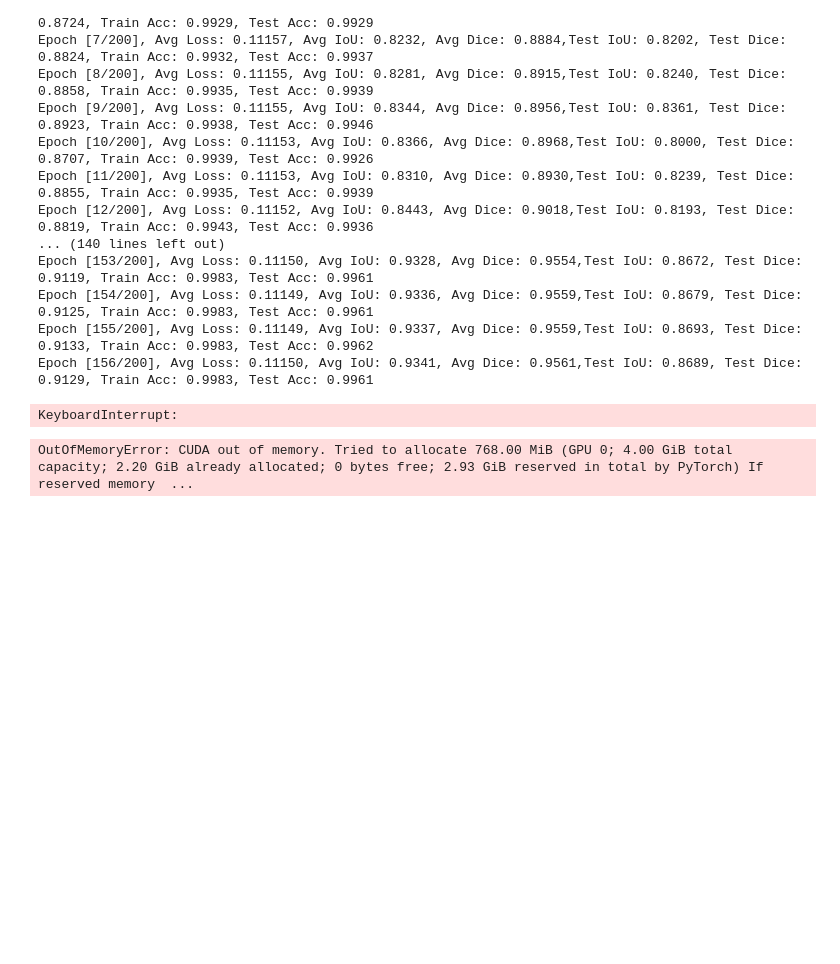
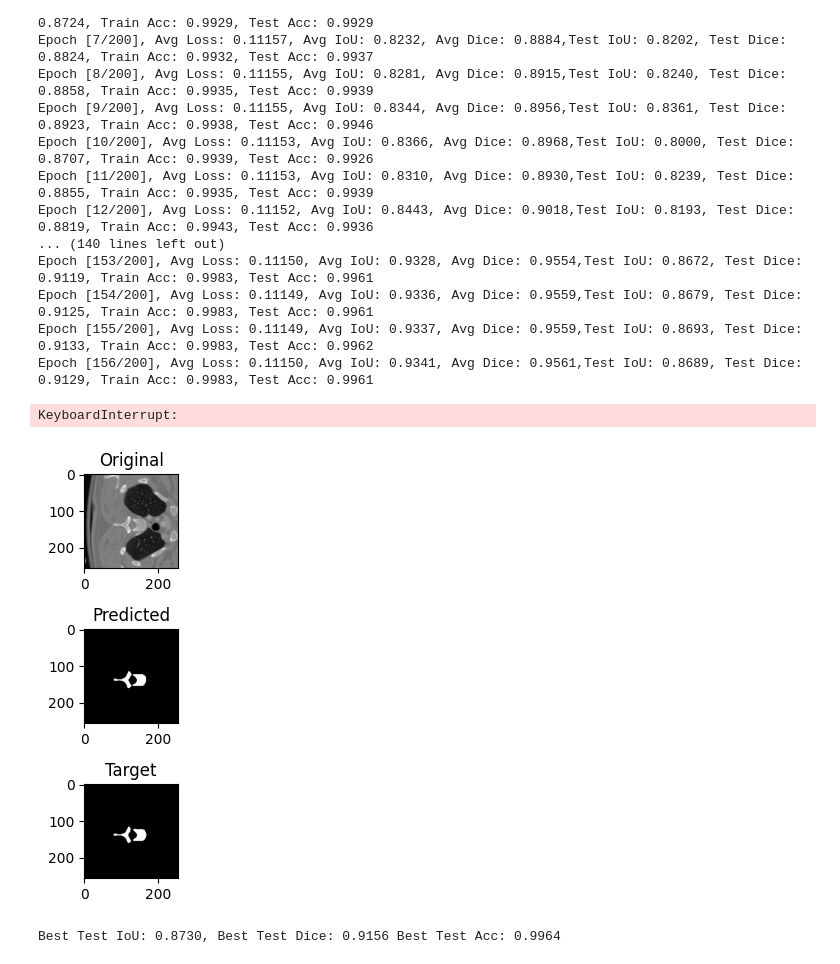
Before and after one commit to CorleoneJW/3DHuman, a Jupyter notebook: Spineweb_UNet++_smp_256.ipynb, the cells around one changed output. Drawn from its saved outputs; the diff is of its cells as text; code cells hidden in the pictures; blank space fills up the shorter version.

```diff
--- a/Spineweb_UNet++_smp_256.ipynb
+++ b/Spineweb_UNet++_smp_256.ipynb
@@ -301,6 +301,9 @@ Epoch [156/200], Avg Loss: 0.11150, Avg IoU: 0.9341, Avg Dice: 0.9561,Test IoU:
 KeyboardInterrupt:
 # %%
 # Using the best model to evaluate on the test set
+
+# empty the cache for model and training process
+torch.cuda.empty_cache()
 
 model = smp.UnetPlusPlus(encoder_name='resnet34', encoder_depth=5, encoder_weights="imagenet", decoder_use_batchnorm=True, decoder_channels=(256, 128, 64, 32, 16), decoder_attention_type=None, in_channels=1, classes=1, activation=None, aux_params=None)
 
@@ -324,9 +327,10 @@ model.load_state_dict(checkpoint)
 # 设置模型为推理模式
 model.eval()
 
-batch_size = 64
+batch_size = 32
 
 confidence = 0.9
+poster_threshold = 200
 
 testset = SpineWeb15(data_path=test_path, transform1=transform,transform2=transform)
 test_loader = DataLoader(testset, batch_size=batch_size, shuffle=True)
@@ -361,33 +365,34 @@ with torch.no_grad():
         iou = (intersection / (union + 1e-7))  # 平均每个样本的IoU
         dice = (2 * intersection / (predicted.sum((1, 2)) + targets.sum((1, 2))+1e-7))  # 平均每个样本的Dice Coefficient
 
 
         batch_correct_pixels,batch_total_pixels = calculate_pixel_accuracy(predicted, targets)
         total_iou_test += torch.sum(iou).item()
         total_dice_test += torch.sum(dice).item()
         total_correct_pixels_test += batch_correct_pixels
         total_pixels_test += batch_total_pixels
 
 inputs_npimage = inputs.squeeze(1)[0].detach().cpu().numpy()
 predicted_npimage = predicted[0].detach().cpu().numpy()
 targets_npimage = targets[0].detach().cpu().numpy()
 fig, axes = plt.subplots(3, 1)
 axes[0].imshow(inputs_npimage, cmap='gray')
 axes[0].set_title('Original')
 axes[1].imshow(predicted_npimage, cmap='gray')
 axes[1].set_title('Predicted')
 axes[2].imshow(targets_npimage, cmap='gray')
 axes[2].set_title('Target')
 plt.tight_layout()
 plt.show()
 
 test_iou = total_iou_test / len(testset)
 test_dice = total_dice_test / len(testset)
 test_acc = total_correct_pixels_test / total_pixels_test
 
 # output the result, the result may vary a little due to the resize function in transform
 print(f"Best Test IoU: {test_iou:.4f}, Best Test Dice: {test_dice:.4f} Best Test Acc: {test_acc:.4f}")
 # %% [output]
+[figure, added]
-OutOfMemoryError: CUDA out of memory. Tried to allocate 768.00 MiB (GPU 0; 4.00 GiB total capacity; 2.20 GiB already allocated; 0 bytes free; 2.93 GiB reserved in total by PyTorch) If reserved memory  ...
+Best Test IoU: 0.8730, Best Test Dice: 0.9156 Best Test Acc: 0.9964
 # %%
 # Using the best model to evaluate on the train set
```
Also changed, not shown: parts of 1 cell of this notebook.
